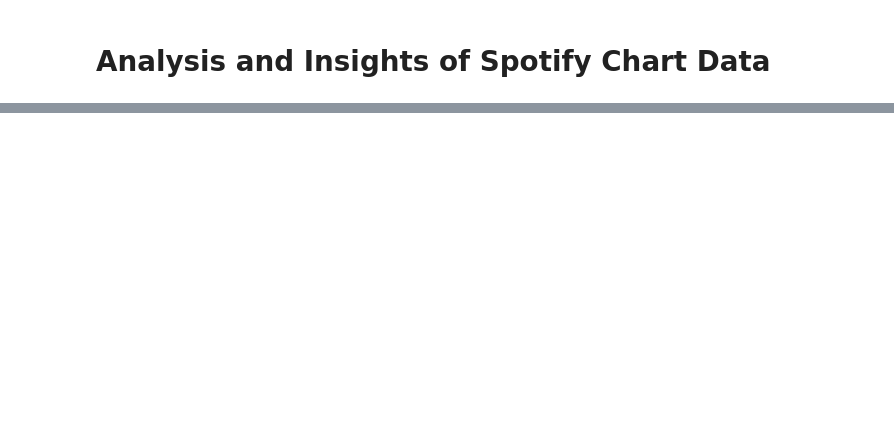
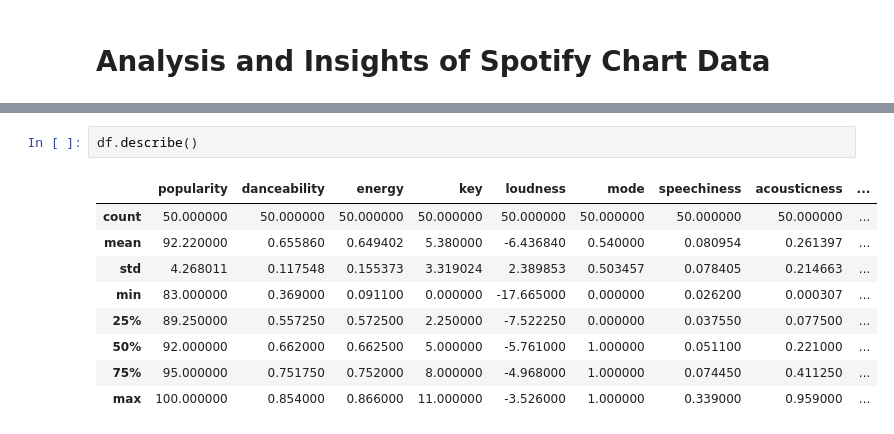
Before and after one commit to piwikiwi345/Spotify-Exploration, a Jupyter notebook: Analysis/Analysis.ipynb, the cells around one changed output, grey strips where cells are left out. Drawn from its saved outputs; the diff is of its cells as text; blank space fills up the shorter version.

```diff
--- a/Analysis/Analysis.ipynb
+++ b/Analysis/Analysis.ipynb
@@ -76,0 +29,12 @@ plot_bar_chart(unique_genres, bar_width = 1.5)
+# %%
+df.describe()
+# %% [output]
+|  | popularity | danceability | energy | key | loudness | mode | speechiness | acousticness | ... |
+| count | 50.000000 | 50.000000 | 50.000000 | 50.000000 | 50.000000 | 50.000000 | 50.000000 | 50.000000 | ... |
+| mean | 92.220000 | 0.655860 | 0.649402 | 5.380000 | -6.436840 | 0.540000 | 0.080954 | 0.261397 | ... |
+| std | 4.268011 | 0.117548 | 0.155373 | 3.319024 | 2.389853 | 0.503457 | 0.078405 | 0.214663 | ... |
+| min | 83.000000 | 0.369000 | 0.091100 | 0.000000 | -17.665000 | 0.000000 | 0.026200 | 0.000307 | ... |
+| 25% | 89.250000 | 0.557250 | 0.572500 | 2.250000 | -7.522250 | 0.000000 | 0.037550 | 0.077500 | ... |
+| 50% | 92.000000 | 0.662000 | 0.662500 | 5.000000 | -5.761000 | 1.000000 | 0.051100 | 0.221000 | ... |
+| 75% | 95.000000 | 0.751750 | 0.752000 | 8.000000 | -4.968000 | 1.000000 | 0.074450 | 0.411250 | ... |
+| max | 100.000000 | 0.854000 | 0.866000 | 11.000000 | -3.526000 | 1.000000 | 0.339000 | 0.959000 | ... |
```
Also changed, not shown: parts of 7 cells of this notebook, 23 other files.
